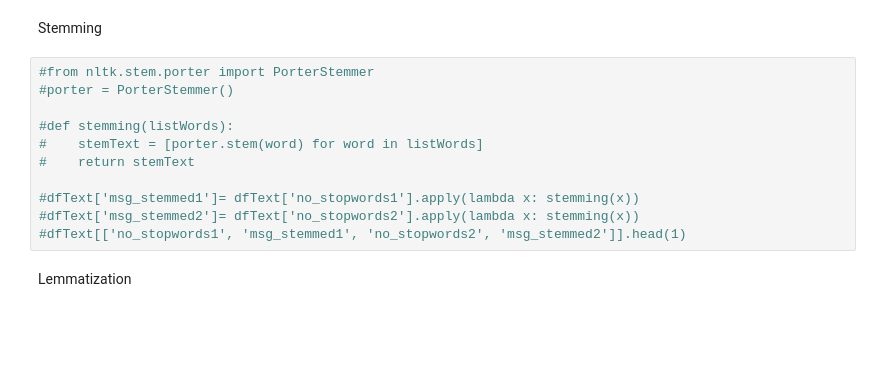
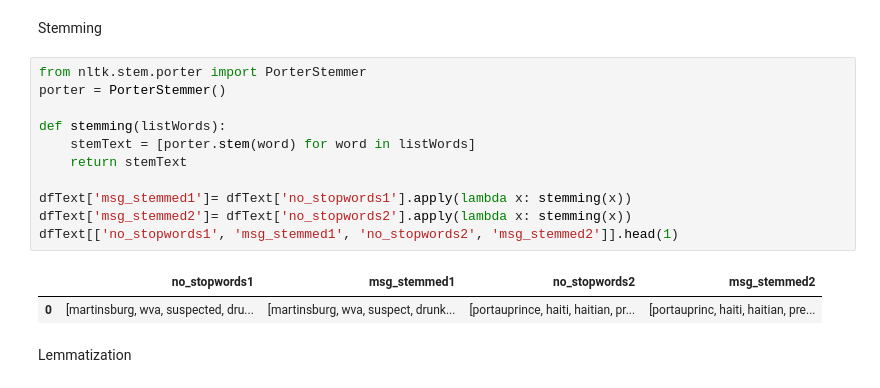
Before and after one commit to mariamaOlive/projeto2-nlp-sidi-residencia, a Jupyter notebook: preprocessing.ipynb, the cells around one changed output. Drawn from its saved outputs; the diff is of its cells as text; blank space fills up the shorter version.

```diff
--- a/preprocessing.ipynb
+++ b/preprocessing.ipynb
@@ -166,16 +166,19 @@ dfText[['msg_tokenized1', 'no_stopwords1', 'msg_tokenized2', 'no_stopwords2']].h
 # %% [markdown]
 Stemming
 # %%
-#from nltk.stem.porter import PorterStemmer
-#porter = PorterStemmer()
+from nltk.stem.porter import PorterStemmer
+porter = PorterStemmer()
 
-#def stemming(listWords):
-#    stemText = [porter.stem(word) for word in listWords]
-#    return stemText
+def stemming(listWords):
+    stemText = [porter.stem(word) for word in listWords]
+    return stemText
 
-#dfText['msg_stemmed1']= dfText['no_stopwords1'].apply(lambda x: stemming(x))
-#dfText['msg_stemmed2']= dfText['no_stopwords2'].apply(lambda x: stemming(x))
-#dfText[['no_stopwords1', 'msg_stemmed1', 'no_stopwords2', 'msg_stemmed2']].head(1)
+dfText['msg_stemmed1']= dfText['no_stopwords1'].apply(lambda x: stemming(x))
+dfText['msg_stemmed2']= dfText['no_stopwords2'].apply(lambda x: stemming(x))
+dfText[['no_stopwords1', 'msg_stemmed1', 'no_stopwords2', 'msg_stemmed2']].head(1)
+# %% [output]
+|  | no_stopwords1 | msg_stemmed1 | no_stopwords2 | msg_stemmed2 |
+| 0 | [martinsburg, wva, suspected, dru... | [martinsburg, wva, suspect, drunk... | [portauprince, haiti, haitian, pr... | [portauprinc, haiti, haitian, pre... |
 # %% [markdown]
 Lemmatization
 # %%
```
Also changed, not shown: parts of 10 cells of this notebook.
